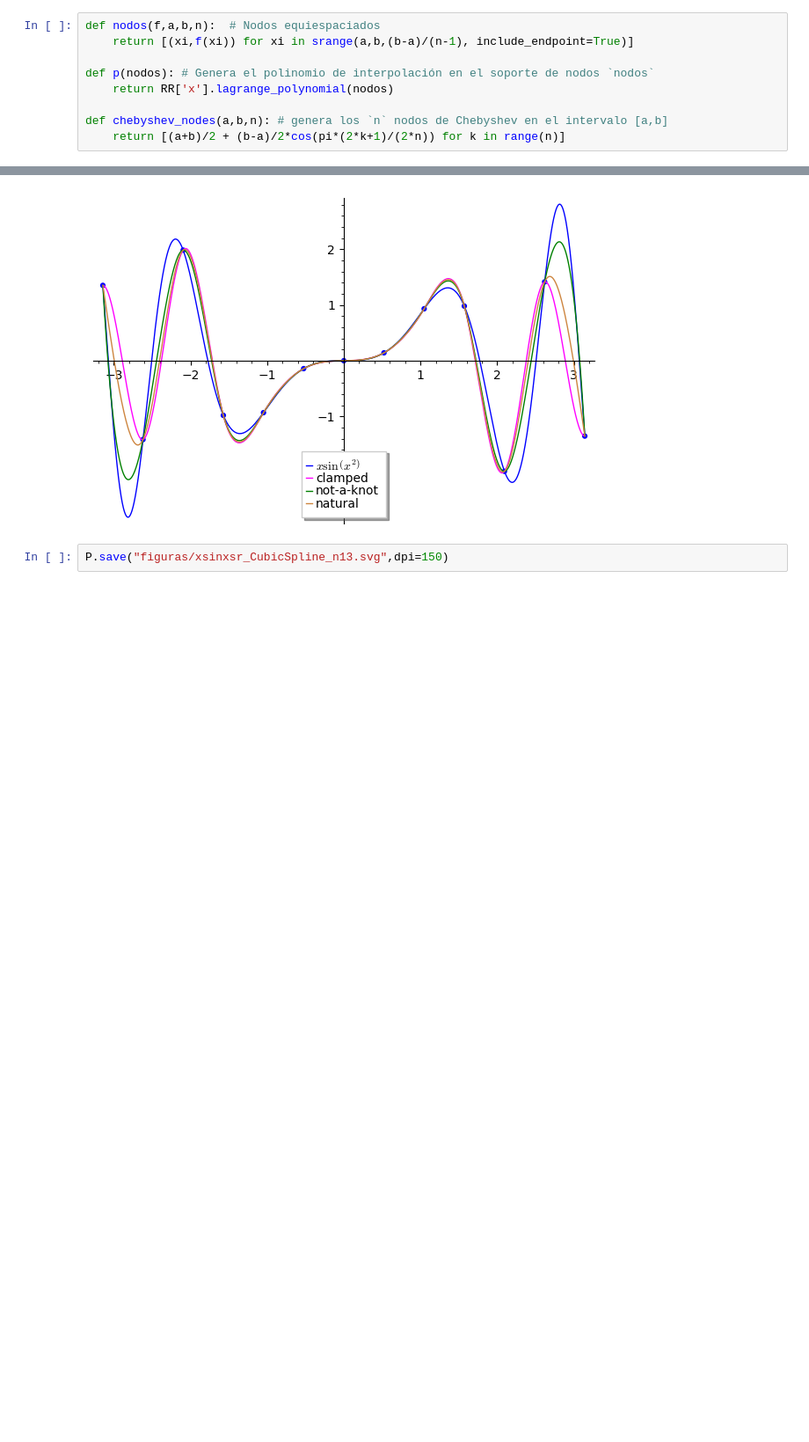
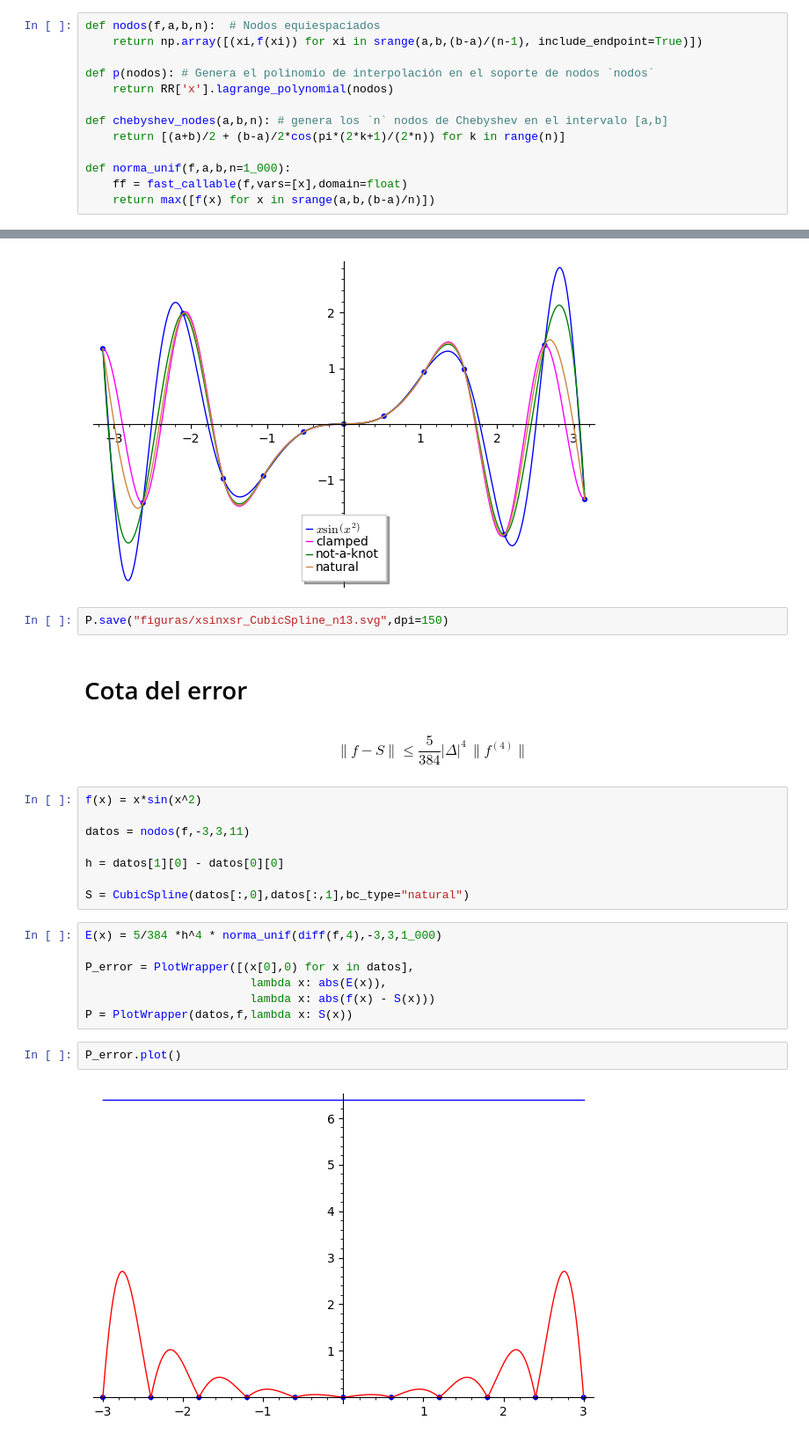
Before and after one commit to jaruizca/Codigo_Intepolacion_Polinomial_Segmentaria, a Jupyter notebook: Notebook.ipynb, the cells around one changed output, grey strips where cells are left out. Shown at 88% size. Cells and saved outputs as stored; diff of their text form; blank space fills up the shorter version.

```diff
--- a/Notebook.ipynb
+++ b/Notebook.ipynb
@@ -1,12 +4,16 @@
 # %%
 def nodos(f,a,b,n):  # Nodos equiespaciados
-    return [(xi,f(xi)) for xi in srange(a,b,(b-a)/(n-1), include_endpoint=True)]
+    return np.array([(xi,f(xi)) for xi in srange(a,b,(b-a)/(n-1), include_endpoint=True)])
 
 def p(nodos): # Genera el polinomio de interpolación en el soporte de nodos `nodos`
     return RR['x'].lagrange_polynomial(nodos)
 
 def chebyshev_nodes(a,b,n): # genera los `n` nodos de Chebyshev en el intervalo [a,b]
     return [(a+b)/2 + (b-a)/2*cos(pi*(2*k+1)/(2*n)) for k in range(n)]
+
+def norma_unif(f,a,b,n=1_000):
+    ff = fast_callable(f,vars=[x],domain=float)
+    return max([f(x) for x in srange(a,b,(b-a)/n)])
 # %%
 class PlotWrapper():
     """Una clase para generar los gráficos de la funcion a interpolar,
@@ -227,3 +234,28 @@ natural 1.76467
 [figure]
 # %%
 P.save("figuras/xsinxsr_CubicSpline_n13.svg",dpi=150)
+# %% [markdown]
+# Cota del error
+# %% [markdown]
+$$
+\lVert f - S\lVert \leq \frac{5}{384}\lvert \Delta\lvert^4 \,\lVert f^{(4)}\lVert
+$$
+# %%
+f(x) = x*sin(x^2)
+
+datos = nodos(f,-3,3,11)
+
+h = datos[1][0] - datos[0][0]
+
+S = CubicSpline(datos[:,0],datos[:,1],bc_type="natural")
+# %%
+E(x) = 5/384 *h^4 * norma_unif(diff(f,4),-3,3,1_000)
+
+P_error = PlotWrapper([(x[0],0) for x in datos],
+                        lambda x: abs(E(x)),
+                        lambda x: abs(f(x) - S(x)))
+P = PlotWrapper(datos,f,lambda x: S(x))
+# %%
+P_error.plot()
+# %% [output]
+[figure, added]
```
Also changed, not shown: parts of 14 cells of this notebook.
